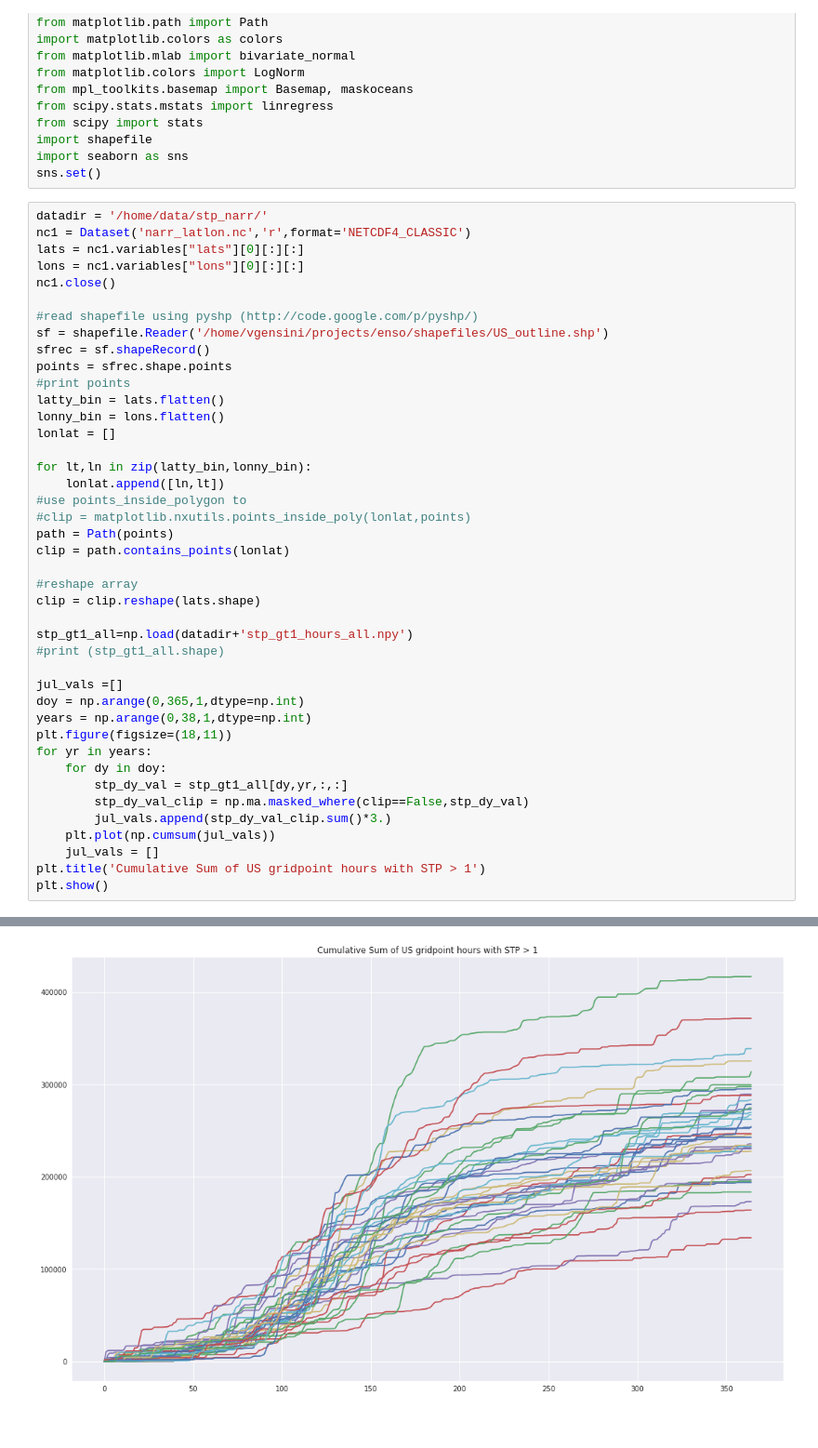
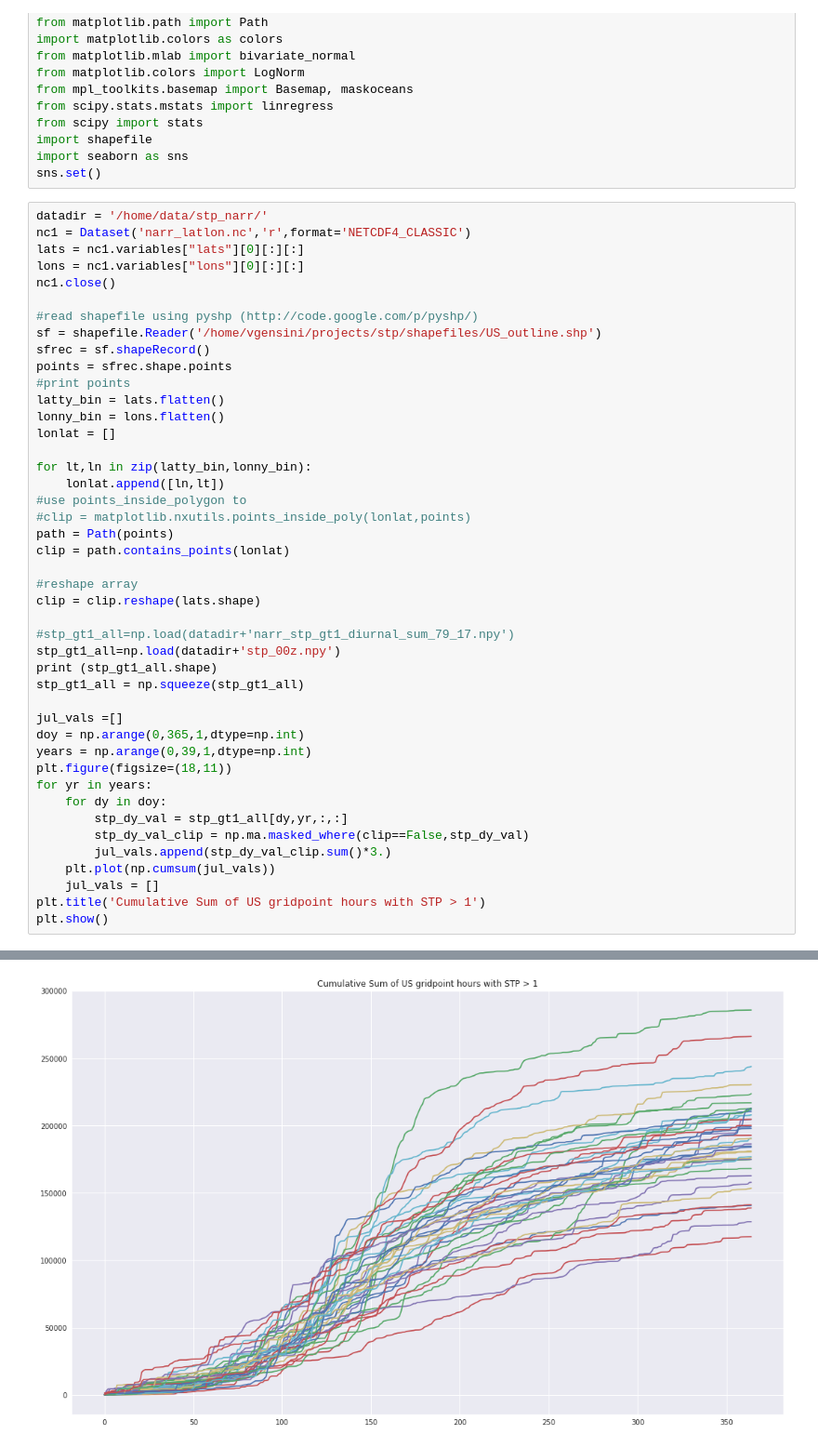
Before and after one commit to vgensini/enso, a Jupyter notebook: plot_stp.ipynb, the cells around one changed output, grey strips where cells are left out. Shown at 93% size. Saved outputs shown, nothing was run; the diff lists cells and outputs as text.

```diff
--- a/plot_stp.ipynb
+++ b/plot_stp.ipynb
@@ -27,7 +27,7 @@ lons = nc1.variables["lons"][0][:][:]
 nc1.close()
 
 #read shapefile using pyshp (http://code.google.com/p/pyshp/)
-sf = shapefile.Reader('/home/vgensini/projects/enso/shapefiles/US_outline.shp')
+sf = shapefile.Reader('/home/vgensini/projects/stp/shapefiles/US_outline.shp')
 sfrec = sf.shapeRecord()
 points = sfrec.shape.points
 #print points
@@ -45,12 +45,14 @@ clip = path.contains_points(lonlat)
 #reshape array
 clip = clip.reshape(lats.shape)
 
-stp_gt1_all=np.load(datadir+'stp_gt1_hours_all.npy')
-#print (stp_gt1_all.shape)
+#stp_gt1_all=np.load(datadir+'narr_stp_gt1_diurnal_sum_79_17.npy')
+stp_gt1_all=np.load(datadir+'stp_00z.npy')
+print (stp_gt1_all.shape)
+stp_gt1_all = np.squeeze(stp_gt1_all)
 
 jul_vals =[]
 doy = np.arange(0,365,1,dtype=np.int)
-years = np.arange(0,38,1,dtype=np.int)
+years = np.arange(0,39,1,dtype=np.int)
 plt.figure(figsize=(18,11))
 for yr in years:
     for dy in doy:
@@ -65,4 +68,4 @@ plt.show()
-[figure, old version]
+[figure, new version]
 # %%
 inter_var = np.sum(stp_gt1_all,axis=0)
 jul_vals=[]
```
Also changed, not shown: parts of 3 cells of this notebook, 20 other files.
